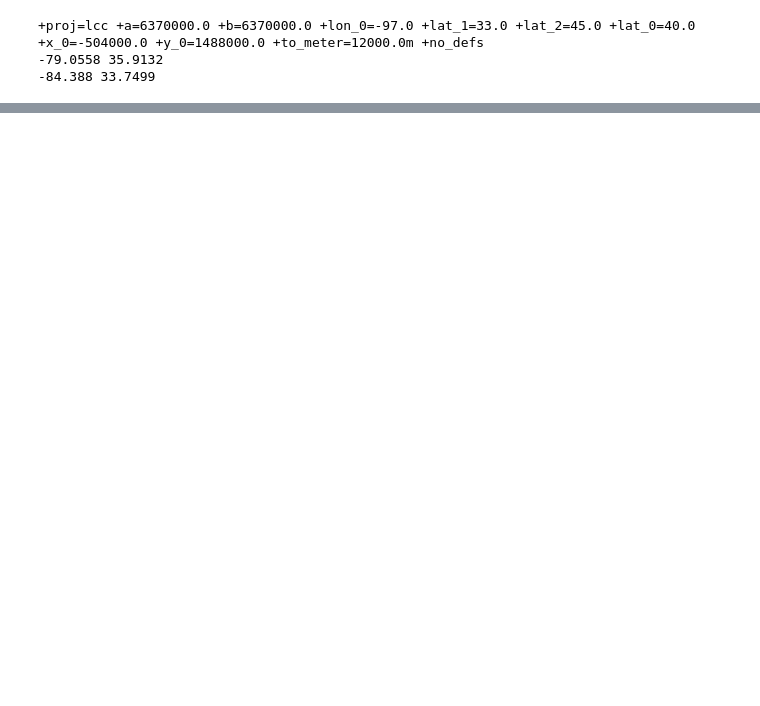
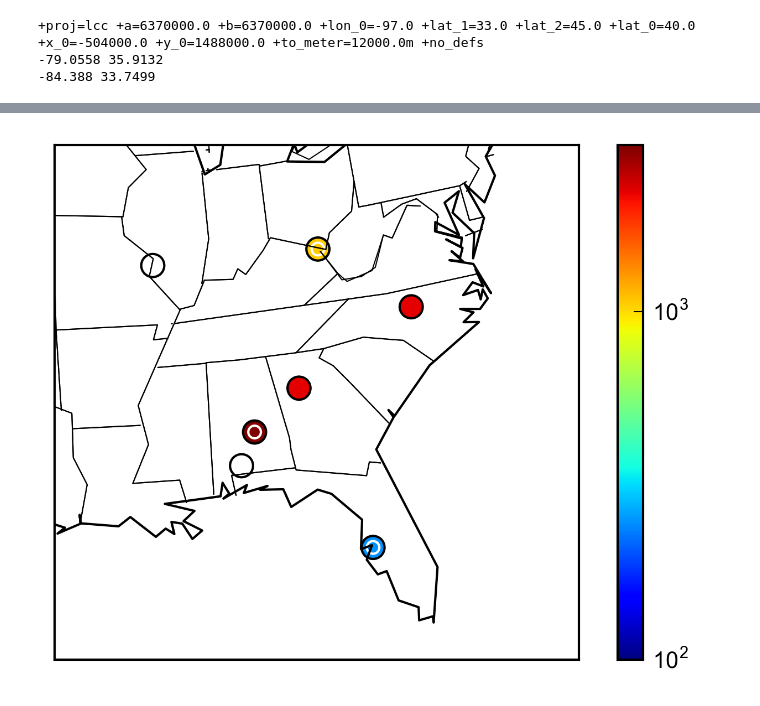
Before and after one commit to barronh/RAQMSandPython, a Jupyter notebook: PNC_05EmissionsPerturbation.ipynb, the cells around one changed output, grey strips where cells are left out. Drawn from its saved outputs; the diff is of its cells as text; code cells hidden in the pictures; blank space fills up the shorter version.

```diff
--- a/PNC_05EmissionsPerturbation.ipynb
+++ b/PNC_05EmissionsPerturbation.ipynb
@@ -130,0 +372,4 @@ urlretrieve(xemisurl, filename = xemisoldpath)
+# %%
+pntargs = PNC('--format=point_source', newxpntpath)
+outfile = pntargs.ifiles[0]
+outfile
@@ -130,0 +406,8 @@ urlretrieve(xemisurl, filename = xemisoldpath)
+# %%
+from mpl_toolkits.basemap import Basemap
+bmap = Basemap(projection='lcc', rsphere = (6370000.0,6370000.0),
+               lon_0=-97.0, lat_1=33.0, lat_2=45.0, lat_0=40.0,
+               llcrnrlon = -95, llcrnrlat = 25, urcrnrlon= -70, urcrnrlat = 40,
+               resolution = 'c')
+# Notice offset problem
+bmap(-95, 25), bmap(-70, 40)
@@ -130,0 +418,11 @@ urlretrieve(xemisurl, filename = xemisoldpath)
+# %%
+# project infile and outfile lon/lat
+from pyproj import Proj
+projin = Proj('+proj=lcc +a=6370000.0 +b=6370000.0 ' +
+              '+lon_0=-97.0 +lat_1=33.0 +lat_2=45.0 ' +
+              '+lat_0=40.0 +no_defs',
+              preserve_unit = True)
+islon, islat = projin(infile.variables['XSTK'][:],
+                      infile.variables['YSTK'][:], inverse = True)
+oslon, oslat = projin(outfile.variables['XSTK'][:],
+                      outfile.variables['YSTK'][:], inverse = True)
@@ -130,0 +432,4 @@ urlretrieve(xemisurl, filename = xemisoldpath)
+# %%
+# calculate mean NO
+inoxmean = infile.variables['NO'][:].mean(0) + infile.variables['NO2'][:].mean(0)
+onoxmean = outfile.variables['NO'][:].mean(0) + outfile.variables['NO2'][:].mean(0)
@@ -130,0 +439,10 @@ urlretrieve(xemisurl, filename = xemisoldpath)
+# %%
+norm = plt.matplotlib.colors.LogNorm(100, 3000)
+bmap.scatter(oslon, oslat, c = onoxmean, s = 100, edgecolor = 'k', norm = norm, latlon = True)
+bmap.scatter(islon, islat, c = inoxmean, s = 30, edgecolor = 'white', norm = norm, latlon = True)
+plt.colorbar()
+bmap.drawcoastlines()
+bmap.drawcountries()
+bmap.drawstates();
+# %% [output]
+[figure, added]
```
Also changed, not shown: parts of 61 cells of this notebook, 5 other files.
